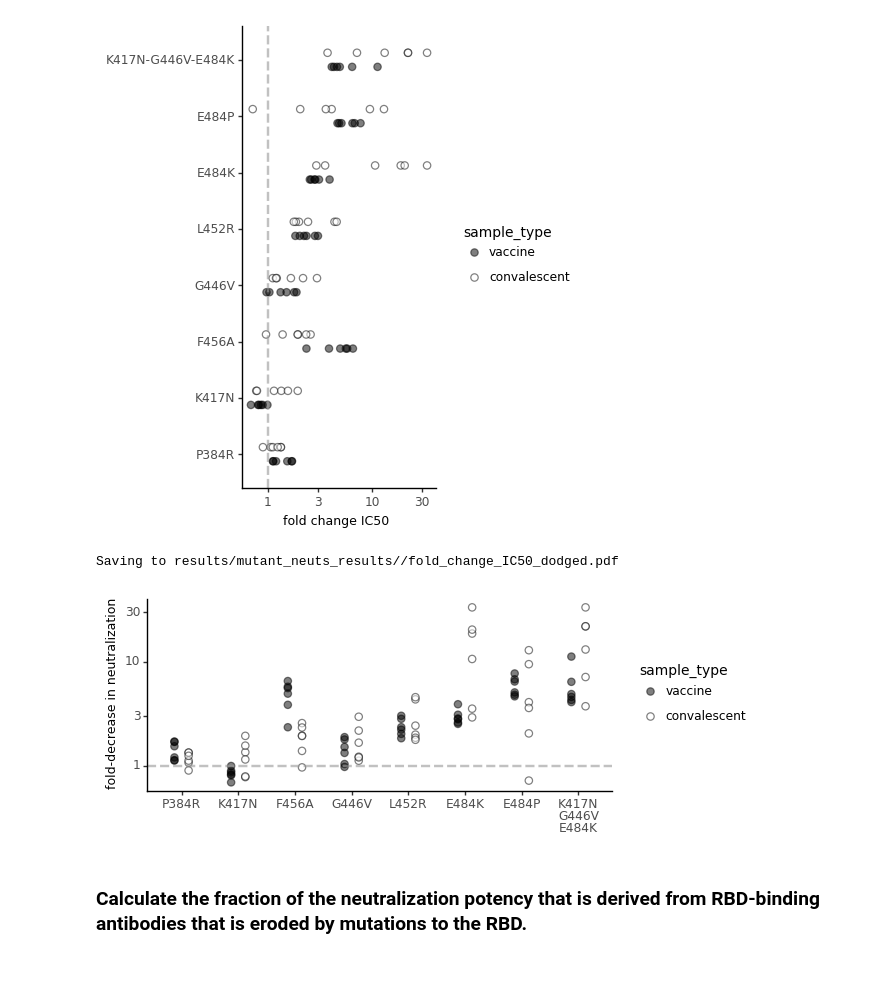
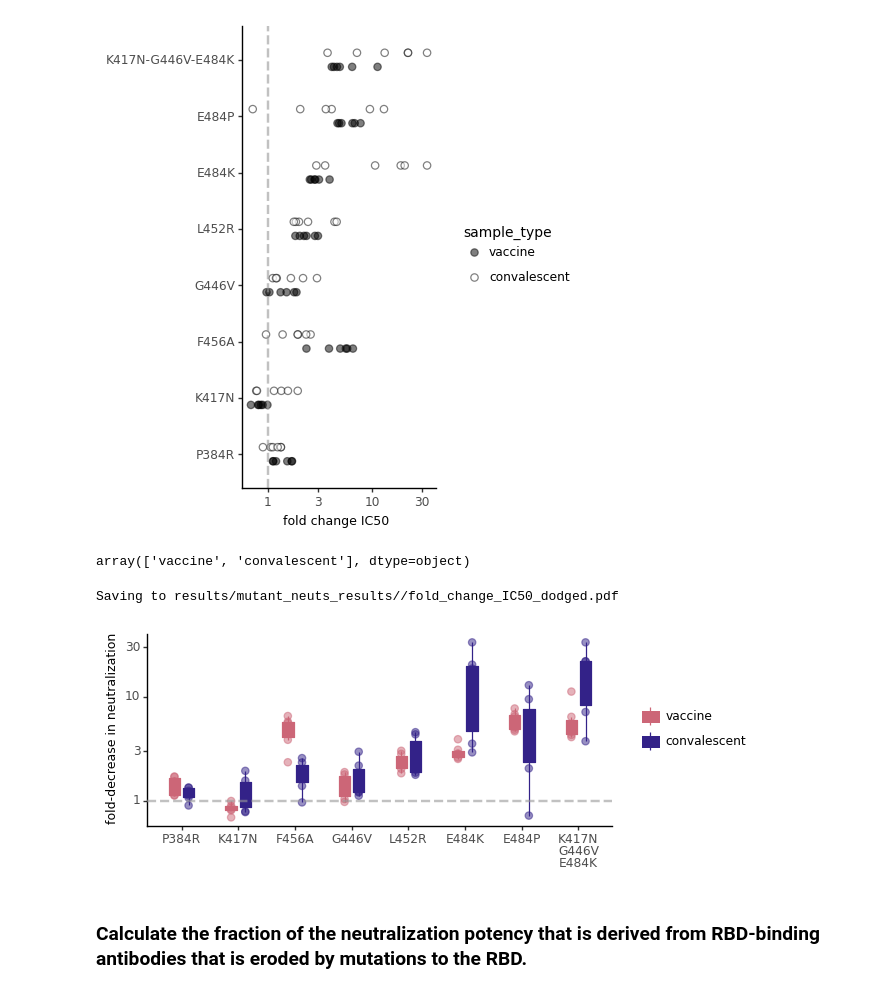
Before and after one commit to jbloomlab/SARS-CoV-2-RBD_MAP_Moderna, a Jupyter notebook: experimental_data/mutant_neuts.ipynb, the cells around one changed output. Cells and saved outputs as stored; diff of their text form; code cells hidden in the pictures.

Commit message:
add boxplot to figure 5

```diff
--- a/experimental_data/mutant_neuts.ipynb
+++ b/experimental_data/mutant_neuts.ipynb
@@ -495,36 +495,46 @@ p1.save(plotfile, verbose=False)
 # %% [output]
 Saving to results/mutant_neuts_results//fold_change_IC50_rotated_dodged.pdf
 [figure]
+# %%
+muts_depletions['sample_type'].unique()
+# %% [output]
+array(['vaccine', 'convalescent'], dtype=object)
 # %%
 p = (ggplot(muts_depletions
             .query("virus != 'wildtype' & virus != 'RBD antibodies depleted'")
             .assign(sample_type=lambda x: pd.Categorical(x['sample_type'],ordered=True,categories=['vaccine', 'convalescent']))
              .replace({'K417N-G446V-E484K':'K417N\nG446V\nE484K'})
              .assign(virus=lambda x: pd.Categorical(x['virus'],ordered=True,categories=config['viruses']+['K417N\nG446V\nE484K']))
             ) +
-     aes('virus', 'fold_change', fill='sample_type') +
+     aes('virus', 'fold_change', fill='sample_type', color='sample_type') +
+     geom_boxplot(aes(), #color='sample_type'
+                  width=0.4,
+                  position=position_dodge(width=0.5),
+                  outlier_shape='',
+                 ) +
      geom_jitter(position=position_dodge(width=0.5), size=2.5, alpha=0.5) +
      scale_y_log10(name='fold-decrease in neutralization') +
      theme_classic() +
      theme(axis_title_x=element_blank(),
            axis_title_y=element_text(size=9),
-           legend_title=element_text(size=10),
+           legend_title=element_blank(),
+#            legend_title=element_text(size=10),
            figure_size=(0.75 * (muts_depletions['virus'].nunique()-2), 2.5),
            ) +
      geom_hline(yintercept=1, linetype='dashed', size=1,
                 alpha=0.6, color=CBPALETTE[0]) +
-     scale_fill_manual(values=['black', 'white'],
-                        name='')
+     scale_fill_manual(values=['#CC6677', '#332288'])+
+     scale_color_manual(values=['#CC6677', '#332288'])
      )
 
 _ = p.draw()
 
 plotfile = f'{resultsdir}/fold_change_IC50_dodged.pdf'
 print(f"Saving to {plotfile}")
 p.save(plotfile, verbose=False)
 # %% [output]
 Saving to results/mutant_neuts_results//fold_change_IC50_dodged.pdf
-[figure, old version]
+[figure, new version]
 # %% [markdown]
 ### Calculate the fraction of the neutralization potency that is derived from RBD-binding antibodies that is eroded by mutations to the RBD.
 # %%
```
Also changed, not shown: parts of 2 cells of this notebook, 14 other files.
